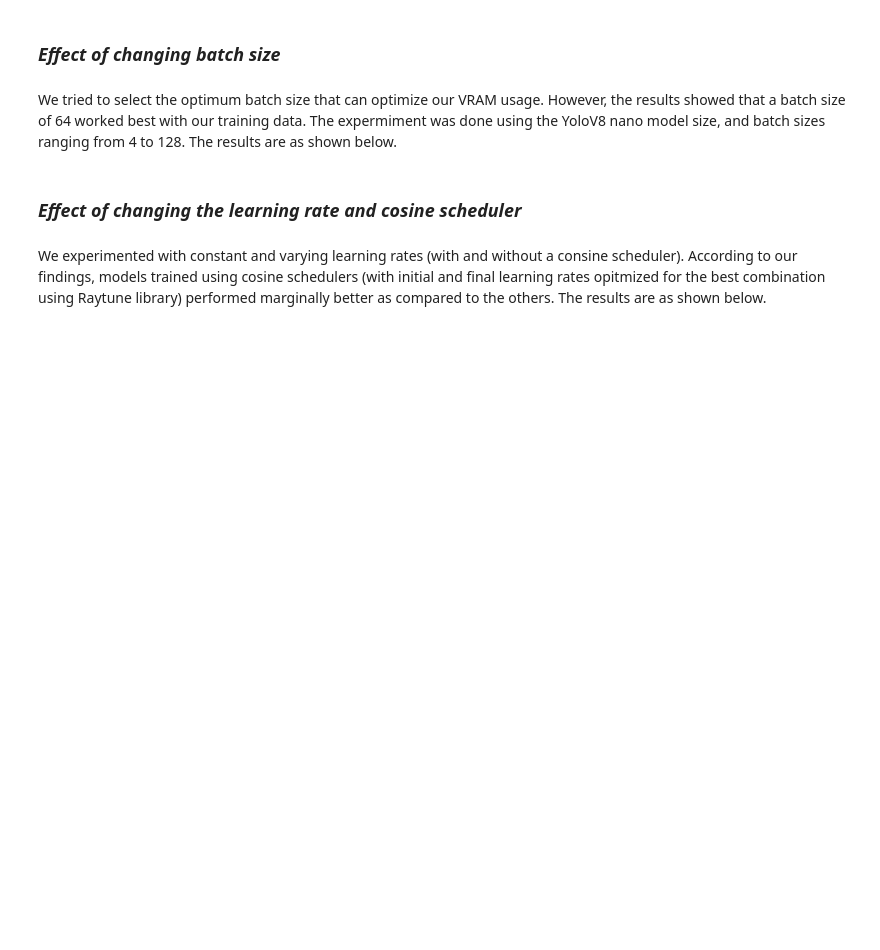
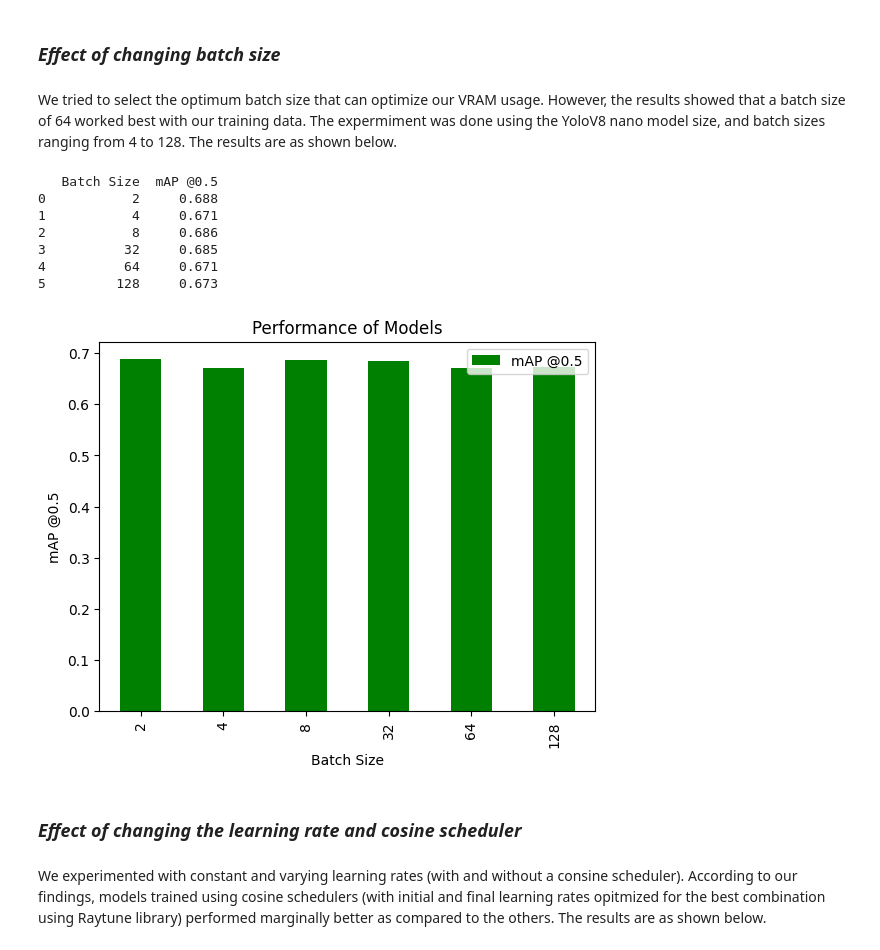
Before and after one commit to AbelKidane-abita/Weeklypresentation, a Jupyter notebook: Report/Untitled.ipynb, the cells around one changed output. Drawn from its saved outputs; the diff is of its cells as text; code cells hidden in the pictures; blank space fills up the shorter version.

```diff
--- a/Report/Untitled.ipynb
+++ b/Report/Untitled.ipynb
@@ -26,6 +49,34 @@ print(table)
 ### *Effect of changing batch size*
 # %% [markdown]
 We tried to select the optimum batch size that can optimize our VRAM usage. However, the results showed that a batch size of 64 worked best with our training data. The expermiment was done using the YoloV8 nano model size, and batch sizes ranging from 4 to 128. The results are as shown below.
+# %%
+import pandas as pd
+import matplotlib.pyplot as plt
+
+# mAP @0.5
+data = {"Batch Size": [2, 4, 8, 32, 64, 128],
+        "mAP @0.5": [0.688, 0.671, 0.686, 0.685, 0.671, 0.673]
+       }
+df = pd.DataFrame(data)
+print(df)
+df.plot.bar(x='Batch Size', y='mAP @0.5', color='green')
+
+# Add a title and labels to the axes
+plt.title('Performance of Models')
+plt.xlabel('Batch Size')
+plt.ylabel('mAP @0.5')
+
+# Show the plot
+plt.show()
+# %% [output]
+   Batch Size  mAP @0.5
+0           2     0.688
+1           4     0.671
+2           8     0.686
+3          32     0.685
+4          64     0.671
+5         128     0.673
+[figure, added]
 # %% [markdown]
 ### *Effect of changing the learning rate and cosine scheduler*
 # %% [markdown]
```
Also changed, not shown: parts of 3 cells of this notebook.
